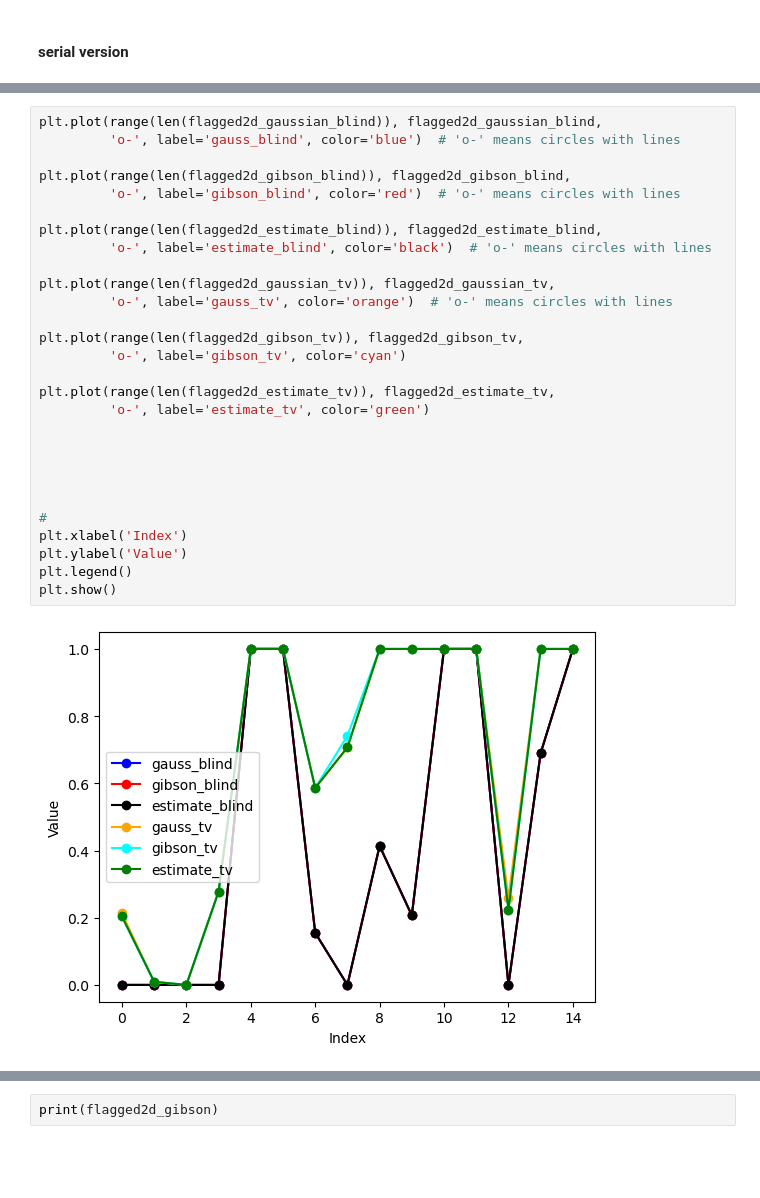
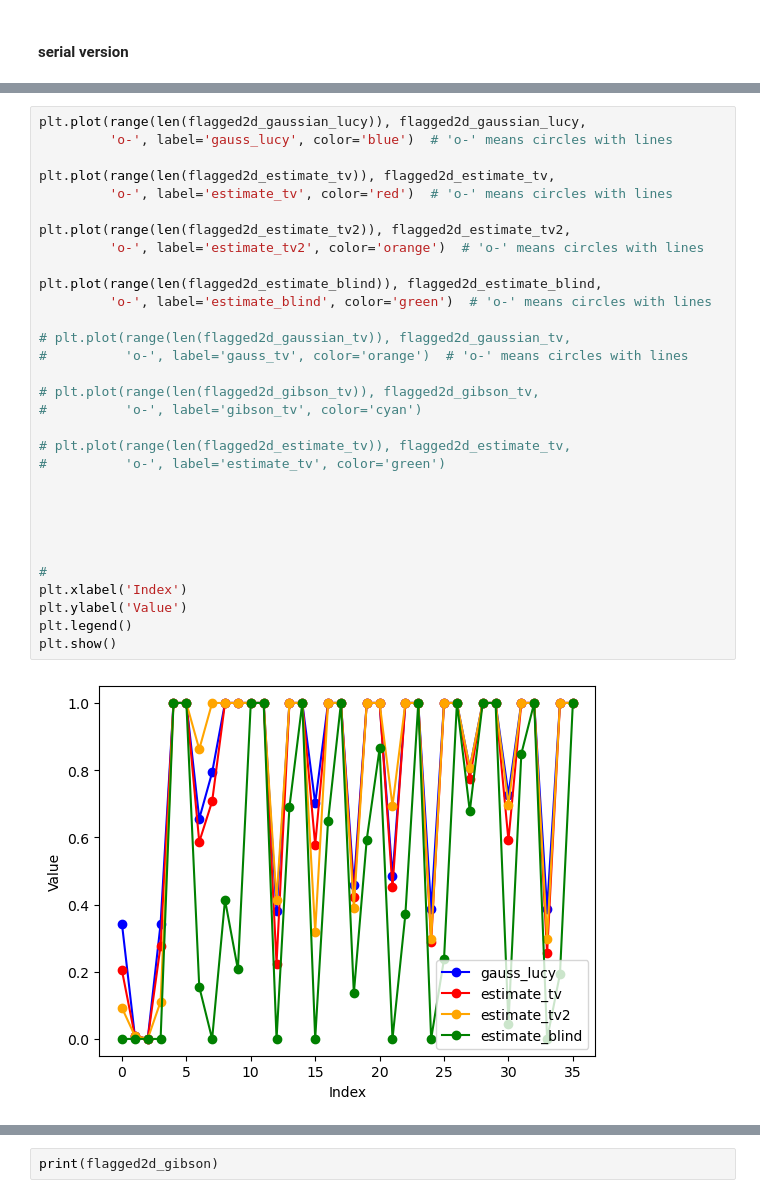
Before and after one commit to gmalagonv/confocal, a Jupyter notebook: analysis_notebooks/26_06_15_all_b.ipynb, the cells around one changed output, grey strips where cells are left out. Drawn from its saved outputs; the diff is of its cells as text; blank space fills up the shorter version.

```diff
--- a/analysis_notebooks/26_06_15_all_b.ipynb
+++ b/analysis_notebooks/26_06_15_all_b.ipynb
@@ -173,31 +163,34 @@ Blind RL recovered σ_xy: 3.62 px (theoretical estimate was 3.66 px)
 1.000 of inspected frames flagged
 # %%
-plt.plot(range(len(flagged2d_gaussian_blind)), flagged2d_gaussian_blind,
-         'o-', label='gauss_blind', color='blue')  # 'o-' means circles with lines
+plt.plot(range(len(flagged2d_gaussian_lucy)), flagged2d_gaussian_lucy,
+         'o-', label='gauss_lucy', color='blue')  # 'o-' means circles with lines
 
-plt.plot(range(len(flagged2d_gibson_blind)), flagged2d_gibson_blind,
-         'o-', label='gibson_blind', color='red')  # 'o-' means circles with lines
+plt.plot(range(len(flagged2d_estimate_tv)), flagged2d_estimate_tv,
+         'o-', label='estimate_tv', color='red')  # 'o-' means circles with lines
+
+plt.plot(range(len(flagged2d_estimate_tv2)), flagged2d_estimate_tv2,
+         'o-', label='estimate_tv2', color='orange')  # 'o-' means circles with lines
 
 plt.plot(range(len(flagged2d_estimate_blind)), flagged2d_estimate_blind,
-         'o-', label='estimate_blind', color='black')  # 'o-' means circles with lines
+         'o-', label='estimate_blind', color='green')  # 'o-' means circles with lines
 
-plt.plot(range(len(flagged2d_gaussian_tv)), flagged2d_gaussian_tv,
-         'o-', label='gauss_tv', color='orange')  # 'o-' means circles with lines
+# plt.plot(range(len(flagged2d_gaussian_tv)), flagged2d_gaussian_tv,
+#          'o-', label='gauss_tv', color='orange')  # 'o-' means circles with lines
 
-plt.plot(range(len(flagged2d_gibson_tv)), flagged2d_gibson_tv,
-         'o-', label='gibson_tv', color='cyan')
+# plt.plot(range(len(flagged2d_gibson_tv)), flagged2d_gibson_tv,
+#          'o-', label='gibson_tv', color='cyan')
 
-plt.plot(range(len(flagged2d_estimate_tv)), flagged2d_estimate_tv,
-         'o-', label='estimate_tv', color='green')
+# plt.plot(range(len(flagged2d_estimate_tv)), flagged2d_estimate_tv,
+#          'o-', label='estimate_tv', color='green')
 
 
 
 
 
 #
 plt.xlabel('Index')
 plt.ylabel('Value')
 plt.legend()
 plt.show()
 # %% [output]
-[figure, old version]
+[figure, new version]
```
Also changed, not shown: parts of 3 cells of this notebook, 1 other file.
